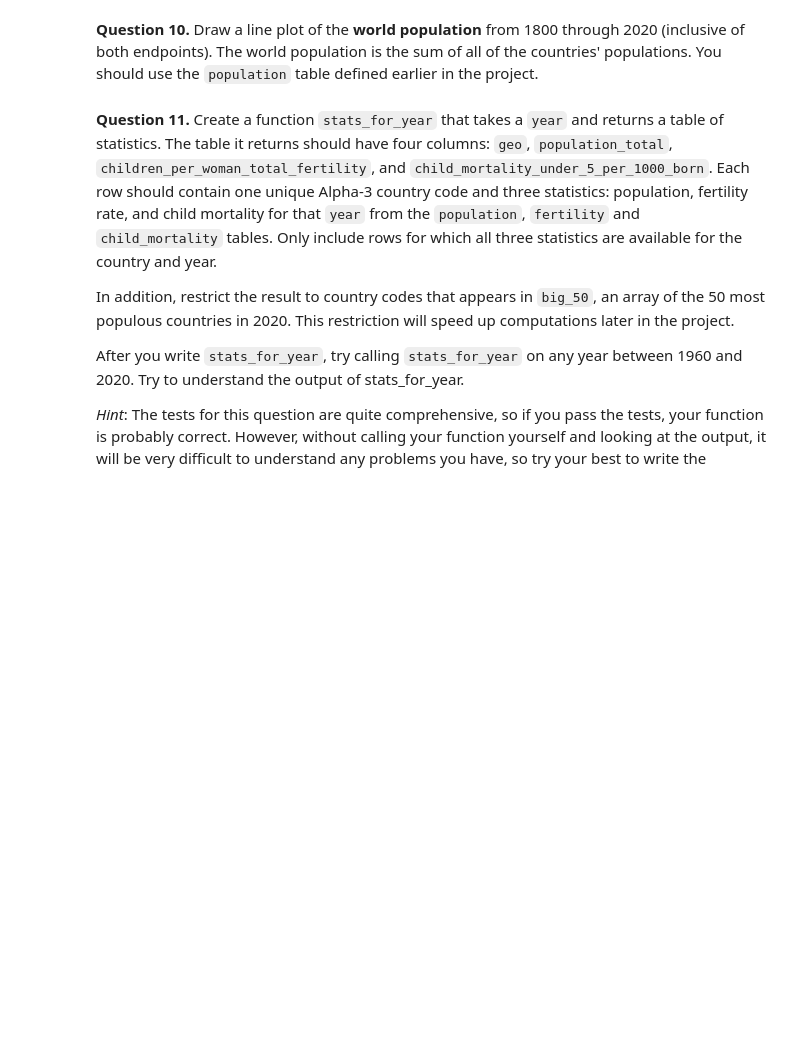
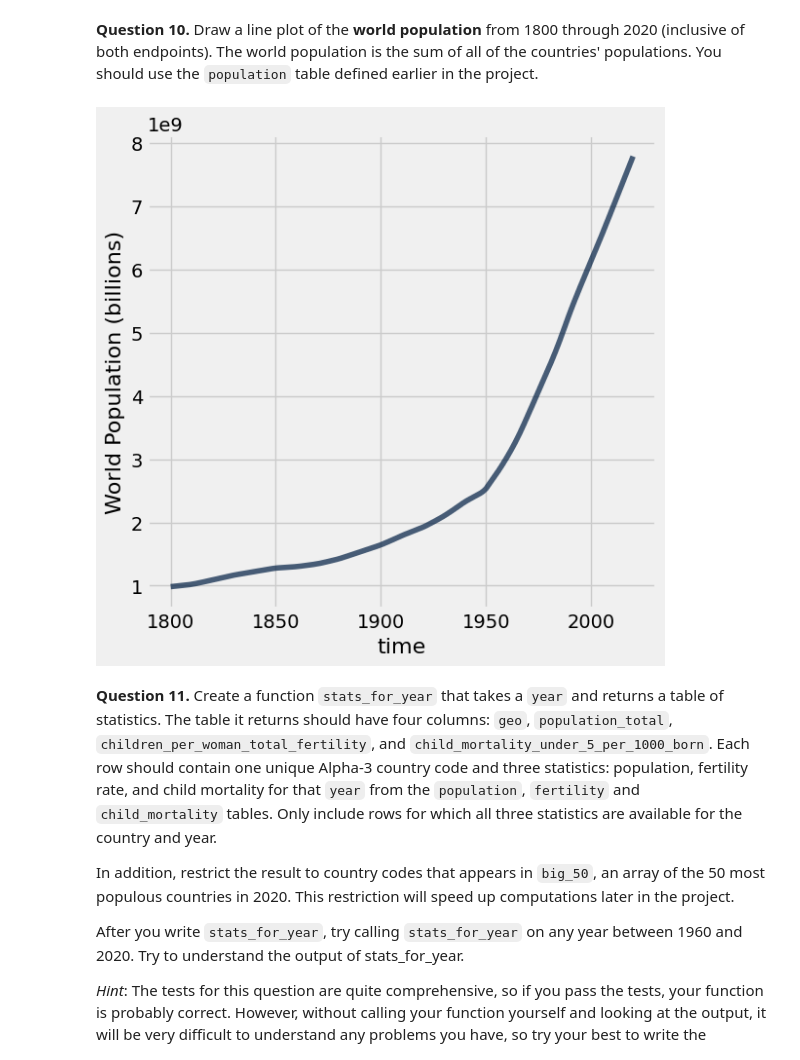
Before and after one commit to loganmroczek/24-Fall-Data1350, a Jupyter notebook: project1/project1/project1.ipynb, the cells around one changed output. Cells and saved outputs as stored; diff of their text form; code cells hidden in the pictures; blank space fills up the shorter version.

```diff
--- a/project1/project1/project1.ipynb
+++ b/project1/project1/project1.ipynb
@@ -351,3 +394,9 @@ grader.check("q1_9")
+# %%
+#Fill in code here
+world_population = population.drop('geo').group("time", sum).relabeled('population_total sum', 'World Population (billions)')
+world_population.plot('time', 'World Population (billions)')
+# %% [output]
+[figure, added]
 # %% [markdown]
 <!-- END QUESTION -->
 
```
Also changed, not shown: parts of 37 cells of this notebook, 1 other file.
